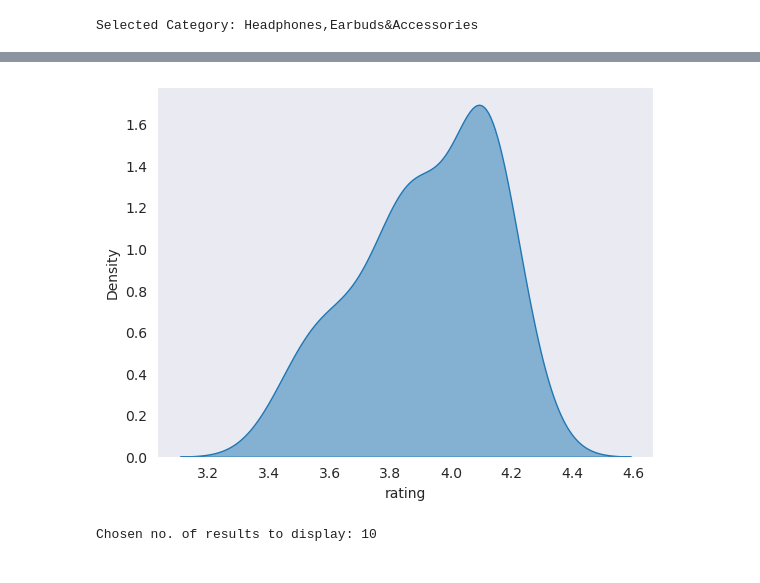
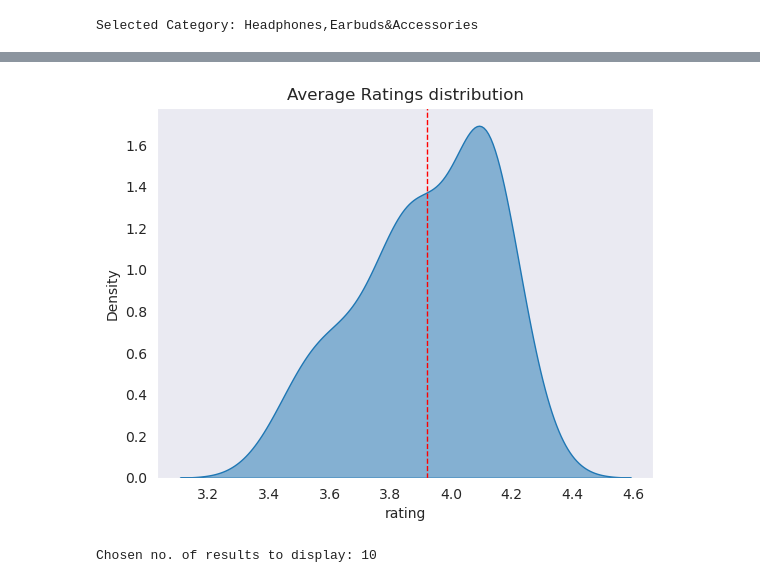
Before and after one commit to ds-edu/capstone3-recsys, a Jupyter notebook: recommender/notebooks/nb_recommender.ipynb, the cells around one changed output, grey strips where cells are left out. Cells and saved outputs as stored; diff of their text form; code cells hidden in the pictures.

```diff
--- a/recommender/notebooks/nb_recommender.ipynb
+++ b/recommender/notebooks/nb_recommender.ipynb
@@ -129,7 +129,7 @@ for col in numeric_columns:
     df[col] = df[col].apply(pd.to_numeric, errors='coerce')
     # df[col].dropna(how='any', axis=0, inplace=True)
 
-    df[col] = df[col].astype('float32')
+    df[col] = df[col].astype('float')
 
 df.head()
 # %% [output]
@@ -456,8 +458,10 @@ df_filtered_category.head()
 # %%
 # Plot mean rating distribution
 
 sns.kdeplot(data=df_filtered_category, x='rating', fill=True, alpha=0.5)
+plt.title('Average Ratings distribution')
+plt.axvline(x=df_filtered_category['rating'].mean(), ls='--', linewidth=1, color='red')
 plt.show()
 # %% [output]
-[figure, old version]
+[figure, new version]
 # %%
```
Also changed, not shown: parts of 23 cells of this notebook.
